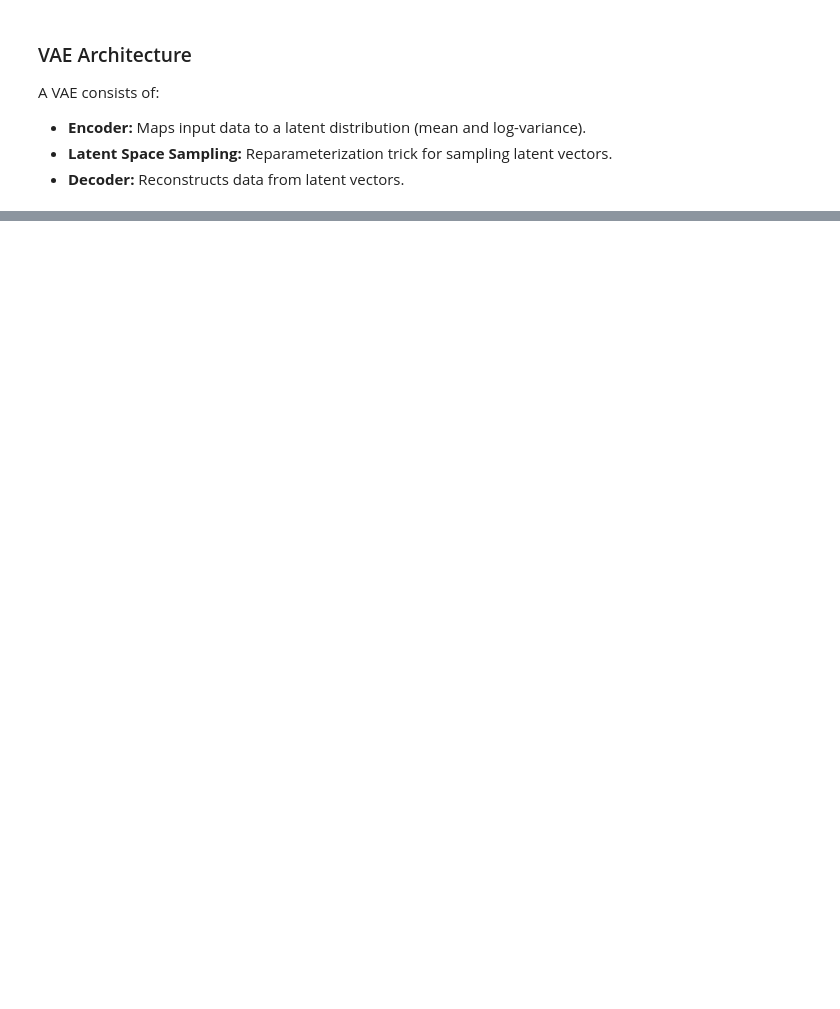
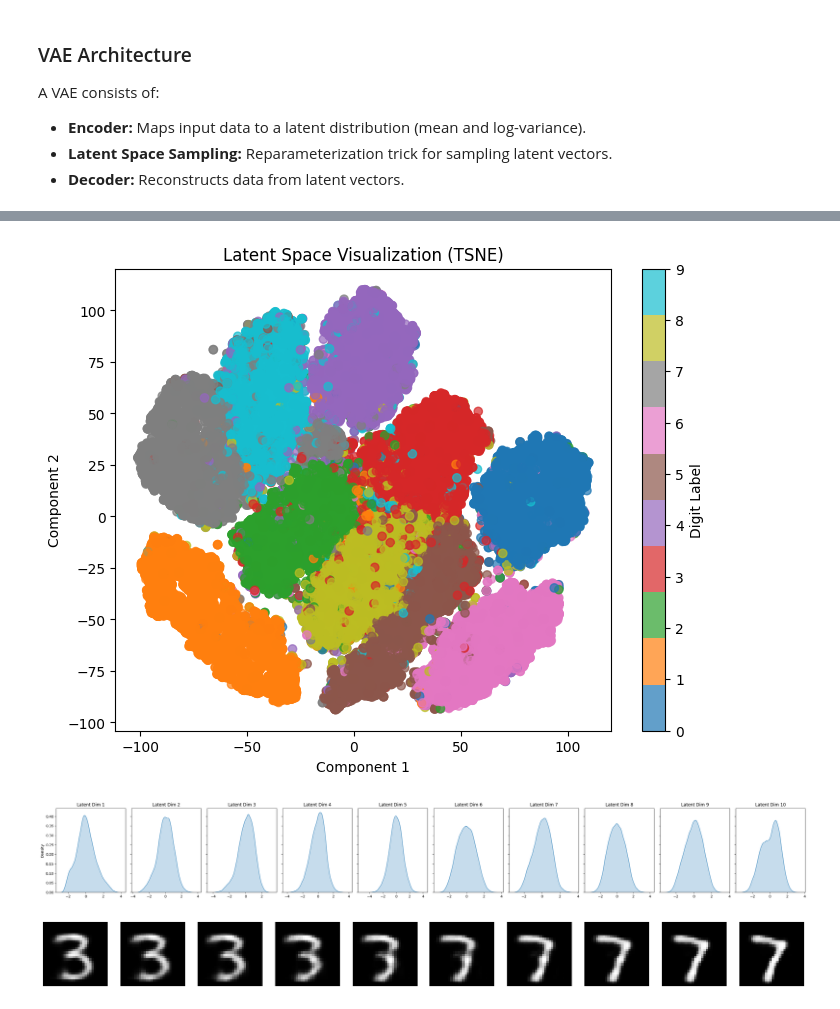
Before and after one commit to kezouke/VAExperiment, a Jupyter notebook: experiment.ipynb, the cells around one changed output, grey strips where cells are left out. Saved outputs shown, nothing was run; the diff lists cells and outputs as text; code cells hidden in the pictures; blank space fills up the shorter version.

```diff
--- a/experiment.ipynb
+++ b/experiment.ipynb
@@ -55,0 +313,33 @@ Traceback (most recent call last):  File "<frozen runpy>", line 198, in _run_mod
+# %%
+from sklearn.manifold import TSNE
+
+def plot_latent_space(vae, data_loader):
+    vae.eval()
+    with torch.no_grad():
+        all_mu = []
+        all_labels = []
+        for x, y in data_loader:
+            x = x.view(x.size(0), -1).to(device)
+            _, mu, _ = vae(x)
+            all_mu.append(mu.cpu())
+            all_labels.append(y)
+
+        all_mu = torch.cat(all_mu)
+        all_labels = torch.cat(all_labels)
+
+        # Dimensionality reduction
+
+        reduced = TSNE(n_components=2).fit_transform(all_mu)
+
+        # Plot
+        plt.figure(figsize=(8, 6))
+        scatter = plt.scatter(reduced[:, 0], reduced[:, 1], c=all_labels, cmap='tab10', alpha=0.7)
+        plt.colorbar(scatter, label="Digit Label")
+        plt.title(f"Latent Space Visualization (TSNE)")
+        plt.xlabel("Component 1")
+        plt.ylabel("Component 2")
+        plt.show()
+# %%
+plot_latent_space(vae, train_loader, method="tsne")
+# %% [output]
+[figure, added]
@@ -55,0 +367,5 @@ Traceback (most recent call last):  File "<frozen runpy>", line 198, in _run_mod
+# %%
+# This helps to see how well the latent space approximates a Gaussian distribution.
+plot_latent_distributions(vae, train_loader)
+# %% [output]
+[figure, added]
@@ -55,0 +394,4 @@ Traceback (most recent call last):  File "<frozen runpy>", line 198, in _run_mod
+# %%
+plot_interpolation(vae, train_loader, num_steps=10)
+# %% [output]
+[figure, added]
```
Also changed, not shown: parts of 41 cells of this notebook, 9 other files.
